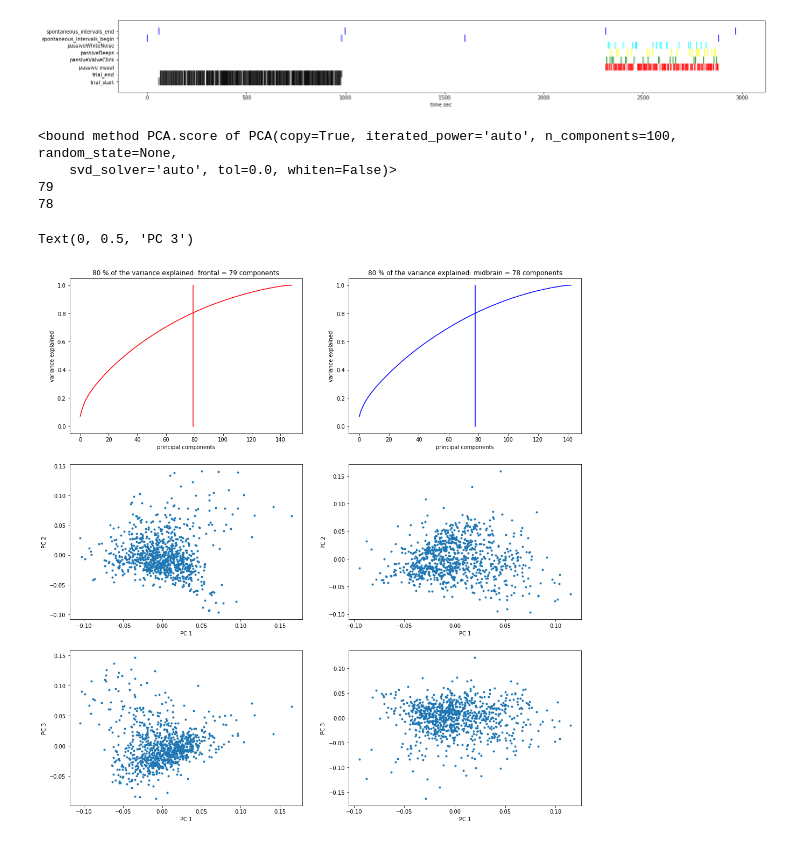
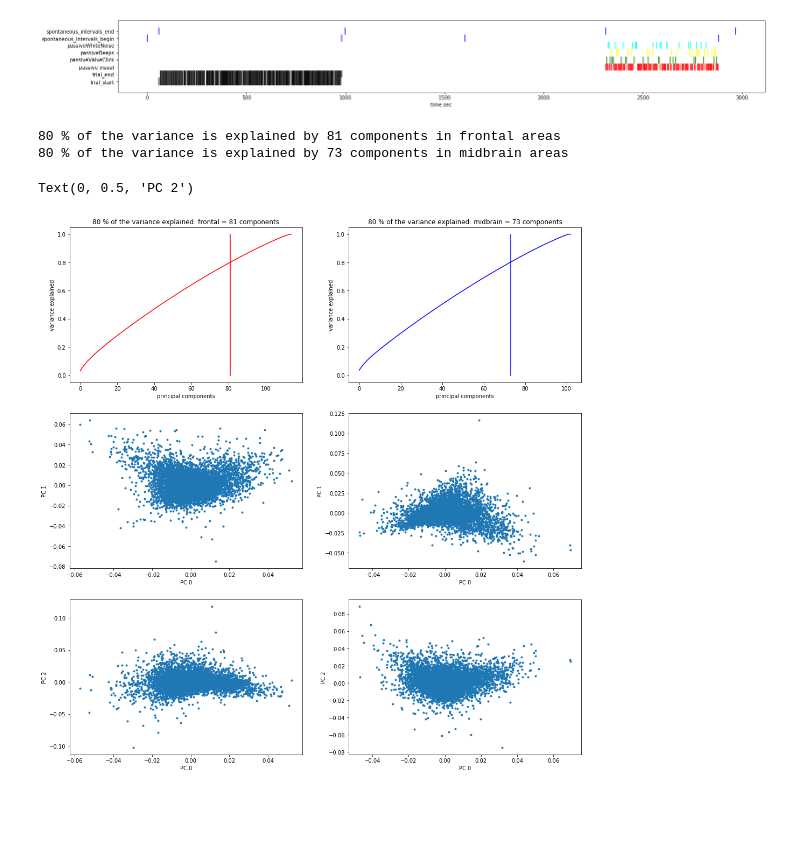
Before and after one commit to mariakesa/ConnectedLizards_NeuroMatch2020, a Jupyter notebook: data_overview_JS.ipynb, the cells around one changed output. Saved outputs shown, nothing was run; the diff lists cells and outputs as text; code cells hidden in the pictures; blank space fills up the shorter version.

```diff
--- a/data_overview_JS.ipynb
+++ b/data_overview_JS.ipynb
@@ -42,6 +42,9 @@ def get_clean_clusters(cluster_quality):
     return good_and_unsorted_clusters
 
 def select_unit_based_on_rate_and_refractory_period(spiketimes, spikeclusters, good_and_unsorted_clusters):
+    refractory_period_duration_sec = 0.003 # Sec
+    percentage_in_refract_period_to_reject = 0.025
+    min_spike_rate_Hz = 1 # Hz
 #     print('n = '+ str(len(good_and_unsorted_clusters)) +' units before refinement')
     dataspan_sec = np.max(spiketimes)-np.min(spiketimes);
     selection_vector = np.ones((len(good_and_unsorted_clusters)))
@@ -52,9 +55,9 @@ def select_unit_based_on_rate_and_refractory_period(spiketimes, spikeclusters, g
         thosespikes = spiketimes[spikeclusters==thatclus]
         spikerate = len(thosespikes)/dataspan_sec
         ISI = np.diff(thosespikes)
-        refractory_period_infraction_rate = sum(ISI<=0.0025)/len(ISI)
+        refractory_period_infraction_rate = sum(ISI<=refractory_period_duration_sec)/len(ISI)
 #         print('spike rate = '+str(spikerate)+' Hz - refractory period infraction = '+str(refractory_period_infraction_rate))
-        if (refractory_period_infraction_rate > 0.025) or (spikerate < 0.5): # if rate is lower than 0.5 spk/sec and refractory period infraction are more frequent than 2.5%
+        if (refractory_period_infraction_rate > percentage_in_refract_period_to_reject) or (spikerate < min_spike_rate_Hz): # if rate is lower than 0.5 spk/sec and refractory period infraction are more frequent than 2.5%
             selection_vector[clu]=0
             #print(selection_vector[clu])
 #     print(selection_vector.shape)
@@ -102,7 +105,7 @@ def get_population_timeseries_matrices(listsofareas, labels, binning_resolution_
     spiketimes = np.load(all_data_path +'/'+selected_recordings+'/'+'spikes.times.npy')
     spikeclusters = np.load(all_data_path +'/'+selected_recordings+'/'+'spikes.clusters.npy')
     recordinglength_sec = np.max(spiketimes) - np.min(spiketimes)
-    print(recordinglength_sec)
+    print('Total Duration of the Ephys recording '+ str(recordinglength_sec)+ ' sec')
     ## to check if it corresponds to clusters class
     ## the numbers in there match raws of the cluster objects (see below)
     uniquespikeclusters = np.unique(spikeclusters)
@@ -240,7 +243,7 @@ mid_brain_circuits=['SCs','SCm','MRN','APN','PAG','ZI']
 frontal_circuits=['MOs','PL','ILA','ORB','MOp','SSp']
 thatlabel = ['frontal_circuits', 'mid_brain_circuits']
 OUT = get_population_timeseries_matrices([frontal_circuits, mid_brain_circuits],\
-                                         labels=thatlabel, binning_resolution_sec = 1,\
+                                         labels=thatlabel, binning_resolution_sec = 0.1,\
                                          all_data_path='/Users/jean/git/steinmetz-et-al-2019/data', \
                                          selected_recordings= 'Richards_2017-10-31')
 print(OUT.keys())
@@ -579,8 +501,10 @@ binnedtimes_Sec = np.arange(FrontalCircuit_Matrix.shape[1])*Binresol
 # print(binnedtimes_Sec)
 ToSELECTtask = (binnedtimes_Sec >= entire_interval_window[0]) & (binnedtimes_Sec <= entire_interval_window[1])
 
-Task_FrontalCircuit_Matrix = stats.zscore((FrontalCircuit_Matrix[:, ToSELECTtask]), axis=1, ddof =1)
-Task_MidbrainCircuit_Matrix = stats.zscore((MidBrainCircuit_Matrix[:, ToSELECTtask]), axis=1, ddof =1)
+## define matrices for PCA
+# Normalization --> each line (cell) was Z-scored
+Task_FrontalCircuit_Matrix = stats.zscore((FrontalCircuit_Matrix[:, ToSELECTtask]), axis=1, ddof =0)
+Task_MidbrainCircuit_Matrix = stats.zscore((MidBrainCircuit_Matrix[:, ToSELECTtask]), axis=1, ddof =0)
 # %%
 from sklearn.decomposition import PCA
 pca_model_midbrain = PCA(n_components=len(Task_MidbrainCircuit_Matrix[:,0])) # Initializes PCA
@@ -588,12 +512,12 @@ pca_model_midbrain.fit(Task_MidbrainCircuit_Matrix) # Performs PCA
 
 pca_model_frontal = PCA(n_components=len(Task_FrontalCircuit_Matrix[:,0])) # Initializes PCA
 pca_model_frontal.fit(Task_FrontalCircuit_Matrix) # Performs PCA
-print(pca_model.score)
+# print(pca_model.score)
 
 explained80percent_frontal = np.array(np.where(np.cumsum(pca_model_frontal.explained_variance_ratio_)>0.8))[0][0]
-print(explained80percent_frontal)
+print('80 % of the variance is explained by '+str(explained80percent_frontal)+' components in frontal areas')
 explained80percent_midbrain = np.array(np.where(np.cumsum(pca_model_midbrain.explained_variance_ratio_)>0.8))[0][0]
-print(explained80percent_midbrain)
+print('80 % of the variance is explained by '+str(explained80percent_midbrain)+' components in midbrain areas')
 
 fig=plt.figure()
 AX = fig.add_axes([0,0,1,1])
@@ -603,44 +527,42 @@ AX.set_xlabel('principal components')
 AX.set_ylabel('variance explained')
 AX.set_title('80 % of the variance explained: frontal = '+str(explained80percent_frontal)+' components')
 
 AX = fig.add_axes([1.2,0,1,1])
 AX.plot(np.cumsum(pca_model_midbrain.explained_variance_ratio_), color='blue')
 AX.plot([explained80percent_midbrain, explained80percent_midbrain], [0, 1], color='blue')
 
 AX.set_xlabel('principal components')
 AX.set_ylabel('variance explained')
 AX.set_title('80 % of the variance explained: midbrain = '+ str(explained80percent_midbrain)+' components')
 
 # AX = fig.add_axes([0,0,1,1])
 # AX.imshow(pca_model_frontal.components_)
 # AX.axis('tight')
 AX = fig.add_axes([0,-1.2,1,1])
 AX.plot(pca_model_frontal.components_[0], pca_model_frontal.components_[1], '.')
 AX.axis('tight')
-AX.set_xlabel('PC 1')
-AX.set_ylabel('PC 2')
+AX.set_xlabel('PC 0')
+AX.set_ylabel('PC 1')
 
 AX2 = fig.add_axes([1.2,-1.2,1,1])
 AX2.plot(pca_model_midbrain.components_[0], pca_model_midbrain.components_[1], '.')
 AX2.axis('tight')
-AX2.set_xlabel('PC 1')
-AX2.set_ylabel('PC 2')
+AX2.set_xlabel('PC 0')
+AX2.set_ylabel('PC 1')
 
 AX = fig.add_axes([0,-2.4,1,1])
 AX.plot(pca_model_frontal.components_[0], pca_model_frontal.components_[2], '.')
 AX.axis('tight')
-AX.set_xlabel('PC 1')
-AX.set_ylabel('PC 3')
+AX.set_xlabel('PC 0')
+AX.set_ylabel('PC 2')
 
 AX2 = fig.add_axes([1.2,-2.4,1,1])
 AX2.plot(pca_model_midbrain.components_[0], pca_model_midbrain.components_[2], '.')
 AX2.axis('tight')
-AX2.set_xlabel('PC 1')
-AX2.set_ylabel('PC 3')
+AX2.set_xlabel('PC 0')
+AX2.set_ylabel('PC 2')
 # %% [output]
-<bound method PCA.score of PCA(copy=True, iterated_power='auto', n_components=100, random_state=None,
-    svd_solver='auto', tol=0.0, whiten=False)>
-79
-78
+80 % of the variance is explained by 81 components in frontal areas
+80 % of the variance is explained by 73 components in midbrain areas
-Text(0, 0.5, 'PC 3')
+Text(0, 0.5, 'PC 2')
-[figure, old version]
+[figure, new version]
```
Also changed, not shown: parts of 16 cells of this notebook.
